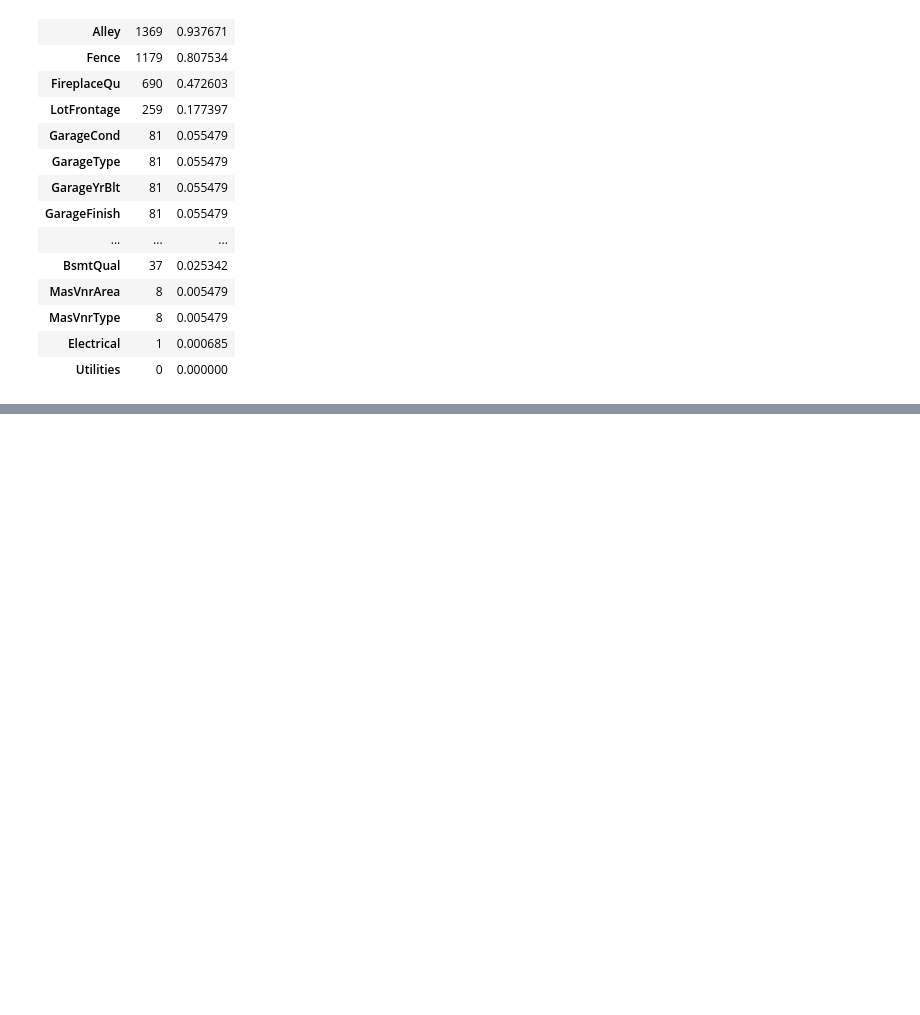
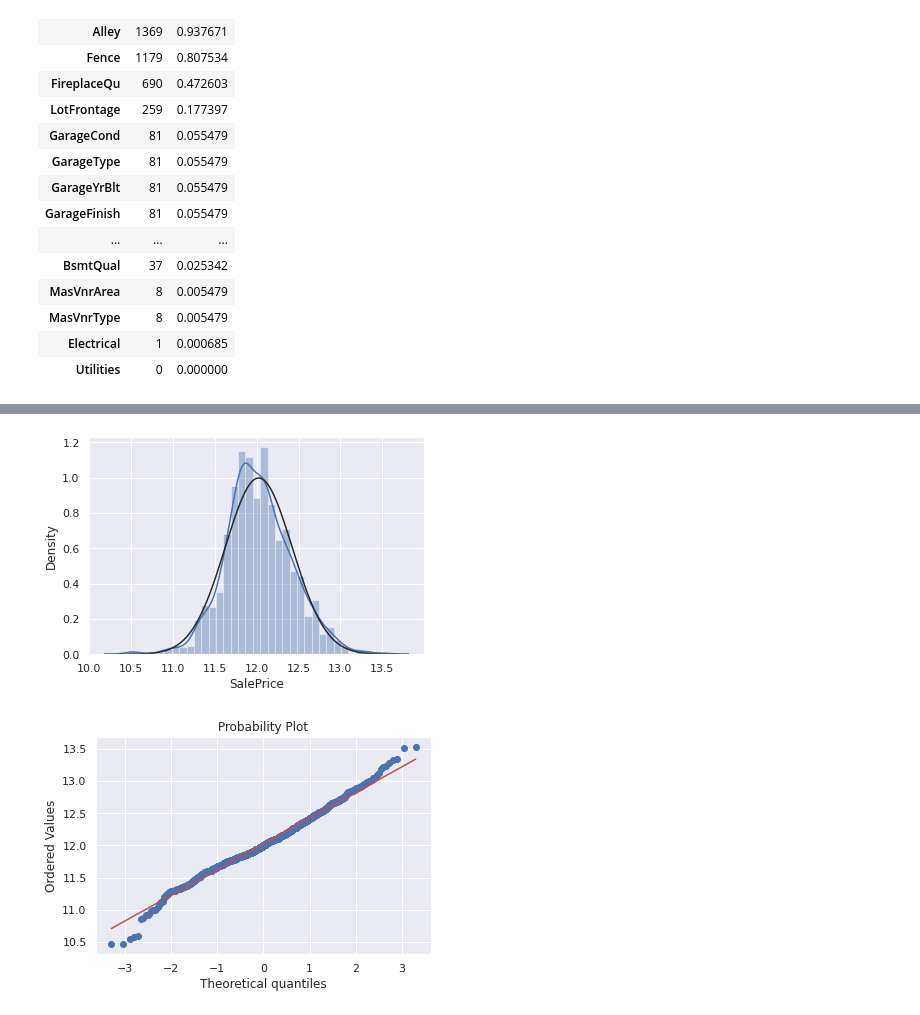
Before and after one commit to Dunfu1993/House_Prices, a Jupyter notebook: House_Prices.ipynb, the cells around one changed output, grey strips where cells are left out. Saved outputs shown, nothing was run; the diff lists cells and outputs as text; code cells hidden in the pictures; blank space fills up the shorter version.

```diff
--- a/House_Prices.ipynb
+++ b/House_Prices.ipynb
@@ -438,0 +558,14 @@ missing_data.head(20)
+# %%
+# The reponse is not normal, we do a log transformation to 'SalePrice'
+
+train_1_trans = train_1.copy()
+train_1_trans['SalePrice'] = np.log(train_1_trans['SalePrice'])
+# %%
+# Let's now check the QQ-plot again to see whether the issue has been fixed
+
+sns.distplot(train_1_trans['SalePrice'], fit = norm);
+fig = plt.figure()
+res = stats.probplot(train_1_trans['SalePrice'], plot = plt)
+# %% [output]
+[figure, added]
+[figure, added]
```
Also changed, not shown: parts of 23 cells of this notebook.
